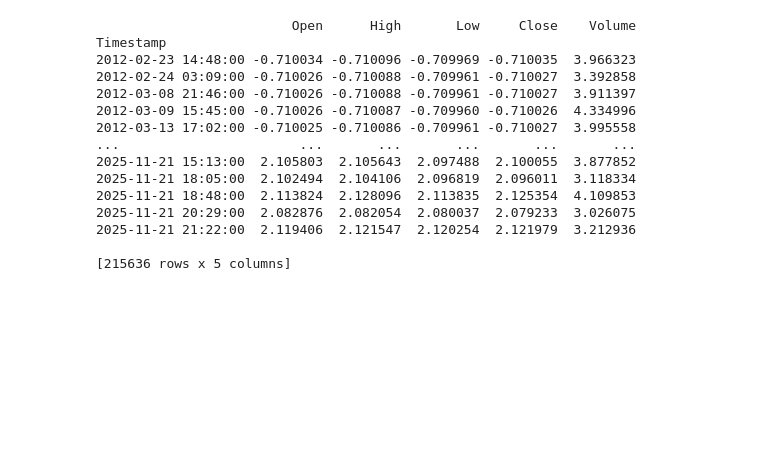
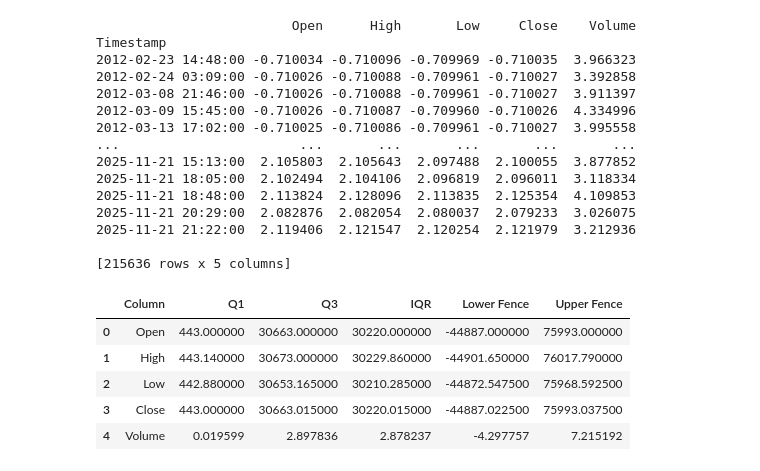
Before and after one commit to GoupilV/Analyse-du-Bitcoin---8PRO408, a Jupyter notebook: Analyse temporelle du Bitcoin.ipynb, the cells around one changed output. Drawn from its saved outputs; the diff is of its cells as text; code cells hidden in the pictures; blank space fills up the shorter version.

```diff
--- a/Analyse temporelle du Bitcoin.ipynb
+++ b/Analyse temporelle du Bitcoin.ipynb
@@ -206,3 +188,28 @@ Timestamp
 2025-11-21 21:22:00  2.119406  2.121547  2.120254  2.121979  3.212936
 
 [215636 rows x 5 columns]
+# %%
+def identify_quartiles(df: DataFrame) -> DataFrame:
+    quartiles_list = []
+    for series_name, series in df.select_dtypes(include=np.number).items():
+        q1 = series.quantile(0.25)
+        q3 = series.quantile(0.75)
+        iqr = q3 - q1
+        lower_fence = q1 - 1.5 * iqr
+        upper_fence = q3 + 1.5 * iqr
+
+        column_dict = {"Column": series_name, "Q1": q1, "Q3": q3, "IQR": iqr, "Lower Fence": lower_fence, "Upper Fence": upper_fence}
+        quartiles_list.append(column_dict)
+
+    df_quartiles = pd.DataFrame(quartiles_list)
+
+    return df_quartiles
+# %%
+identify_quartiles(df_bitcoin_raw)
+# %% [output]
+|  | Column | Q1 | Q3 | IQR | Lower Fence | Upper Fence |
+| 0 | Open | 443.000000 | 30663.000000 | 30220.000000 | -44887.000000 | 75993.000000 |
+| 1 | High | 443.140000 | 30673.000000 | 30229.860000 | -44901.650000 | 76017.790000 |
+| 2 | Low | 442.880000 | 30653.165000 | 30210.285000 | -44872.547500 | 75968.592500 |
+| 3 | Close | 443.000000 | 30663.015000 | 30220.015000 | -44887.022500 | 75993.037500 |
+| 4 | Volume | 0.019599 | 2.897836 | 2.878237 | -4.297757 | 7.215192 |
```
Also changed, not shown: parts of 8 cells of this notebook.
